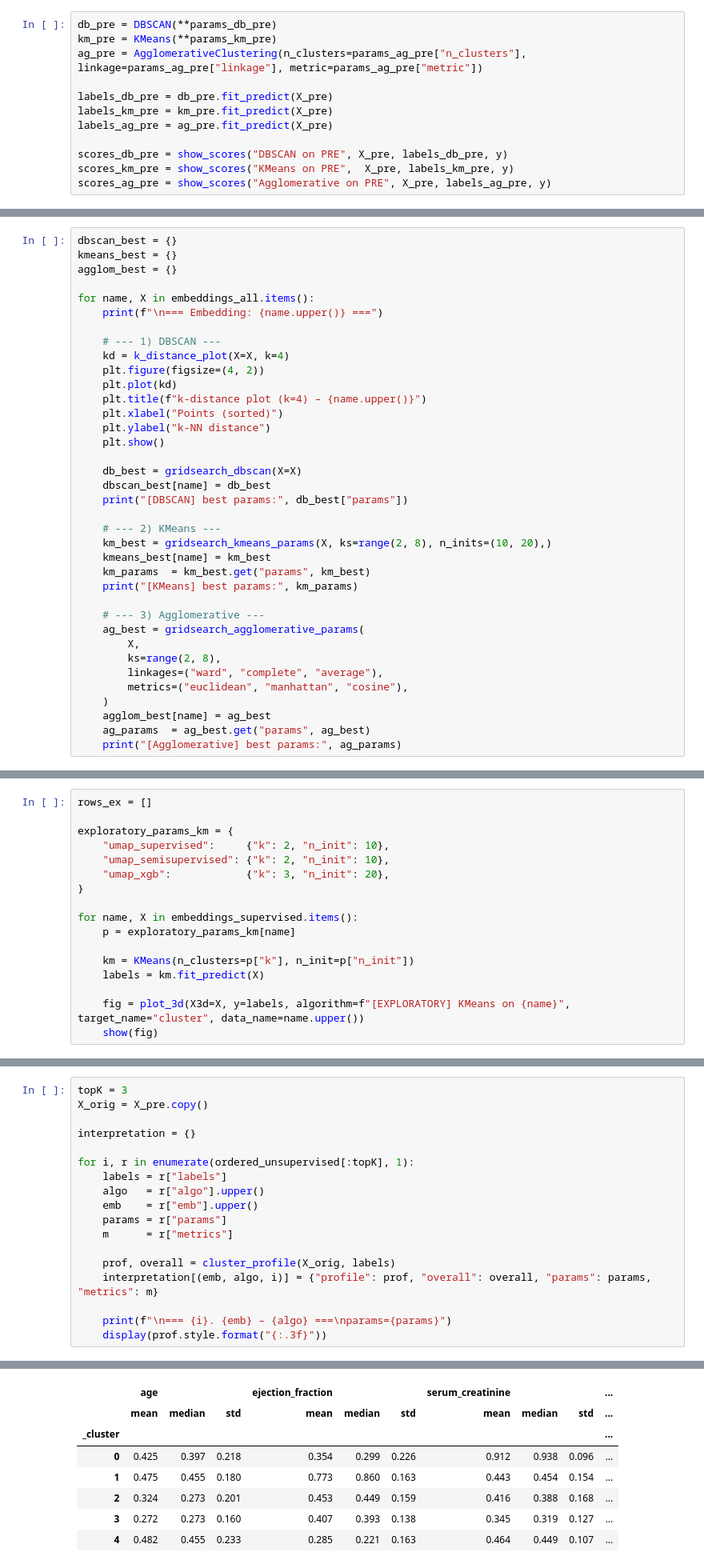
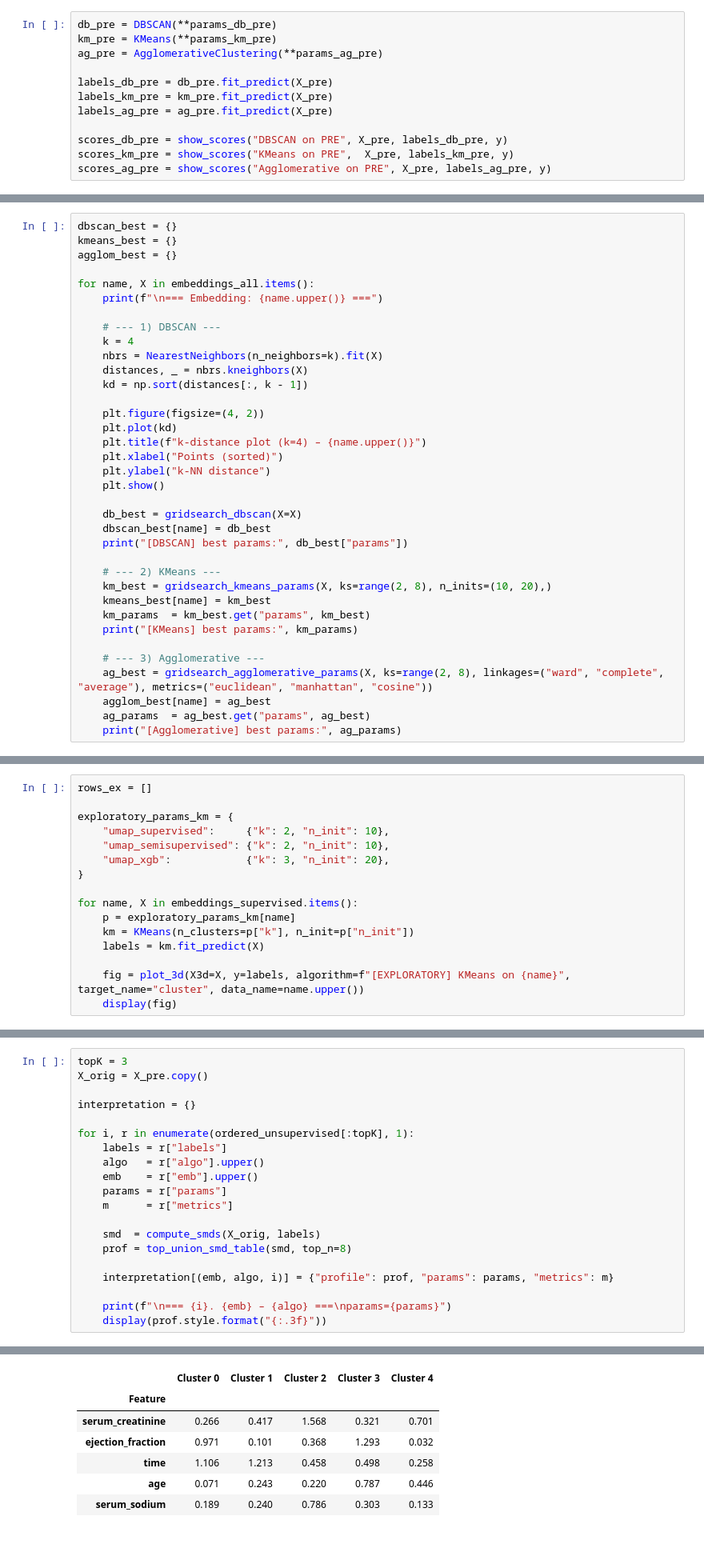
Before and after one commit to zuzannapajak/cardio-risk-prediction, a Jupyter notebook: notebooks/clustering.ipynb, the cells around one changed output, grey strips where cells are left out. Shown at 80% size. Saved outputs shown, nothing was run; the diff lists cells and outputs as text; blank space fills up the shorter version.

```diff
--- a/notebooks/clustering.ipynb
+++ b/notebooks/clustering.ipynb
@@ -181,7 +180,7 @@ Agglomerative(best on PRE): {'n_clusters': 4, 'linkage': 'ward', 'metric': 'eucl
 # %%
 db_pre = DBSCAN(**params_db_pre)
 km_pre = KMeans(**params_km_pre)
-ag_pre = AgglomerativeClustering(n_clusters=params_ag_pre["n_clusters"], linkage=params_ag_pre["linkage"], metric=params_ag_pre["metric"])
+ag_pre = AgglomerativeClustering(**params_ag_pre)
 
 labels_db_pre = db_pre.fit_predict(X_pre)
 labels_km_pre = km_pre.fit_predict(X_pre)
@@ -253,7 +252,11 @@ for name, X in embeddings_all.items():
     print(f"\n=== Embedding: {name.upper()} ===")
 
     # --- 1) DBSCAN ---
-    kd = k_distance_plot(X=X, k=4)
+    k = 4
+    nbrs = NearestNeighbors(n_neighbors=k).fit(X)
+    distances, _ = nbrs.kneighbors(X)
+    kd = np.sort(distances[:, k - 1])
+
     plt.figure(figsize=(4, 2))
     plt.plot(kd)
     plt.title(f"k-distance plot (k=4) – {name.upper()}")
@@ -272,12 +275,7 @@ for name, X in embeddings_all.items():
     print("[KMeans] best params:", km_params)
 
     # --- 3) Agglomerative ---
-    ag_best = gridsearch_agglomerative_params(
-        X,
-        ks=range(2, 8),
-        linkages=("ward", "complete", "average"),
-        metrics=("euclidean", "manhattan", "cosine"),
-    )
+    ag_best = gridsearch_agglomerative_params(X, ks=range(2, 8), linkages=("ward", "complete", "average"), metrics=("euclidean", "manhattan", "cosine"))
     agglom_best[name] = ag_best
     ag_params  = ag_best.get("params", ag_best)
     print("[Agglomerative] best params:", ag_params)
@@ -411,12 +409,11 @@ exploratory_params_km = {
 
 for name, X in embeddings_supervised.items():
     p = exploratory_params_km[name]
-
     km = KMeans(n_clusters=p["k"], n_init=p["n_init"])
     labels = km.fit_predict(X)
 
     fig = plot_3d(X3d=X, y=labels, algorithm=f"[EXPLORATORY] KMeans on {name}", target_name="cluster", data_name=name.upper())
-    show(fig)
+    display(fig)
 # %% [markdown]
 Supervised embeddings reveal much stronger and clinically meaningful structure than unsupervised ones. They consistently produce 2–3 fully separated and interpretable clusters.
 # %% [markdown]
@@ -536,8 +533,10 @@ for i, r in enumerate(ordered_unsupervised[:topK], 1):
     params = r["params"]
     m      = r["metrics"]
 
-    prof, overall = cluster_profile(X_orig, labels)
-    interpretation[(emb, algo, i)] = {"profile": prof, "overall": overall, "params": params, "metrics": m}
+    smd  = compute_smds(X_orig, labels)
+    prof = top_union_smd_table(smd, top_n=8)
+
+    interpretation[(emb, algo, i)] = {"profile": prof, "params": params, "metrics": m}
 
     print(f"\n=== {i}. {emb} – {algo} ===\nparams={params}")
     display(prof.style.format("{:.3f}"))
@@ -560,13 +562,12 @@ params={'n_clusters': 3, 'linkage': 'complete', 'metric': 'manhattan'}
 === 3. UMAP – KMEANS ===
 params={'n_clusters': 5, 'n_init': 10}
-|  | age |  |  | ejection_fraction |  |  | serum_creatinine |  |  | ... |
-|  | mean | median | std | mean | median | std | mean | median | std | ... |
-| _cluster |  |  |  |  |  |  |  |  |  | ... |
-| 0 | 0.425 | 0.397 | 0.218 | 0.354 | 0.299 | 0.226 | 0.912 | 0.938 | 0.096 | ... |
-| 1 | 0.475 | 0.455 | 0.180 | 0.773 | 0.860 | 0.163 | 0.443 | 0.454 | 0.154 | ... |
-| 2 | 0.324 | 0.273 | 0.201 | 0.453 | 0.449 | 0.159 | 0.416 | 0.388 | 0.168 | ... |
-| 3 | 0.272 | 0.273 | 0.160 | 0.407 | 0.393 | 0.138 | 0.345 | 0.319 | 0.127 | ... |
-| 4 | 0.482 | 0.455 | 0.233 | 0.285 | 0.221 | 0.163 | 0.464 | 0.449 | 0.107 | ... |
+|  | Cluster 0 | Cluster 1 | Cluster 2 | Cluster 3 | Cluster 4 |
+| Feature |  |  |  |  |  |
+| serum_creatinine | 0.266 | 0.417 | 1.568 | 0.321 | 0.701 |
+| ejection_fraction | 0.971 | 0.101 | 0.368 | 1.293 | 0.032 |
+| time | 1.106 | 1.213 | 0.458 | 0.498 | 0.258 |
+| age | 0.071 | 0.243 | 0.220 | 0.787 | 0.446 |
+| serum_sodium | 0.189 | 0.240 | 0.786 | 0.303 | 0.133 |
 # %% [markdown]
 MIX + KMeans (2 clusters)
 - Clear **bipartition** of patients:
```
Also changed, not shown: parts of 14 cells of this notebook, 27 other files.
